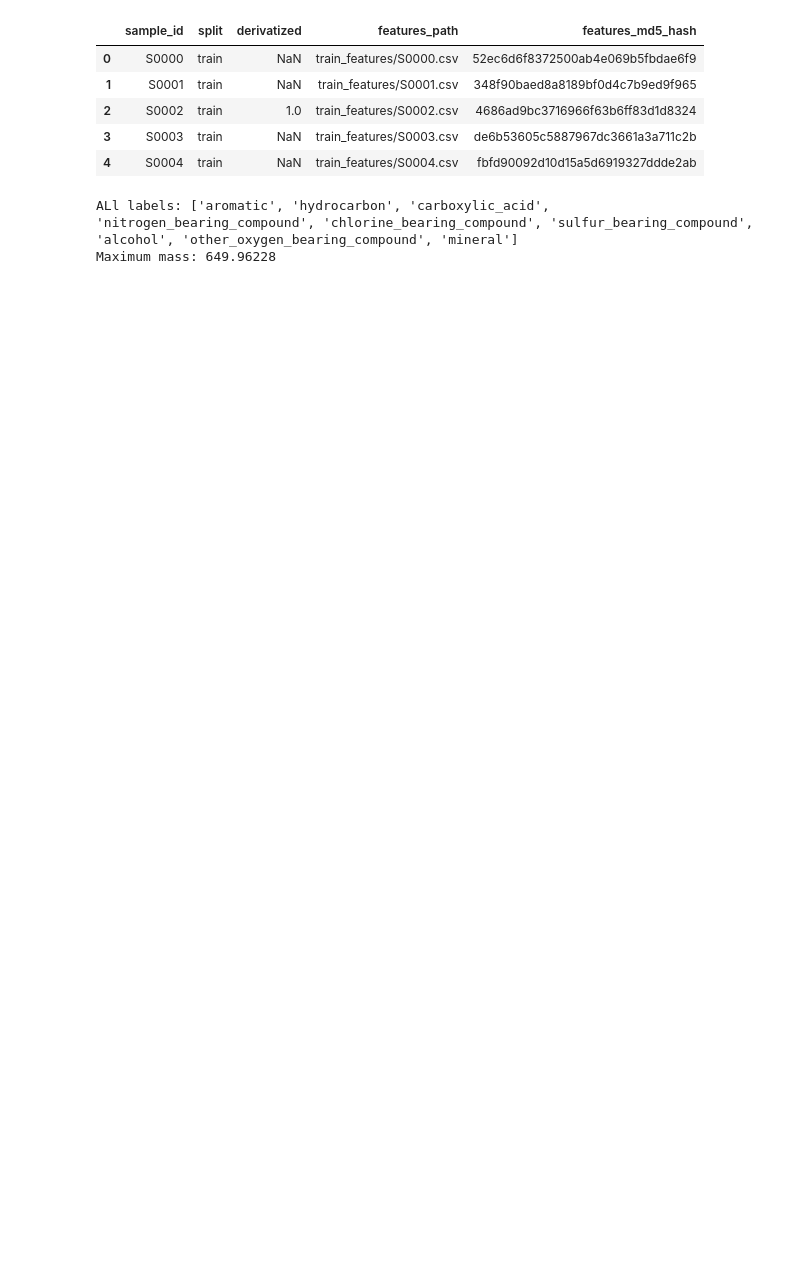
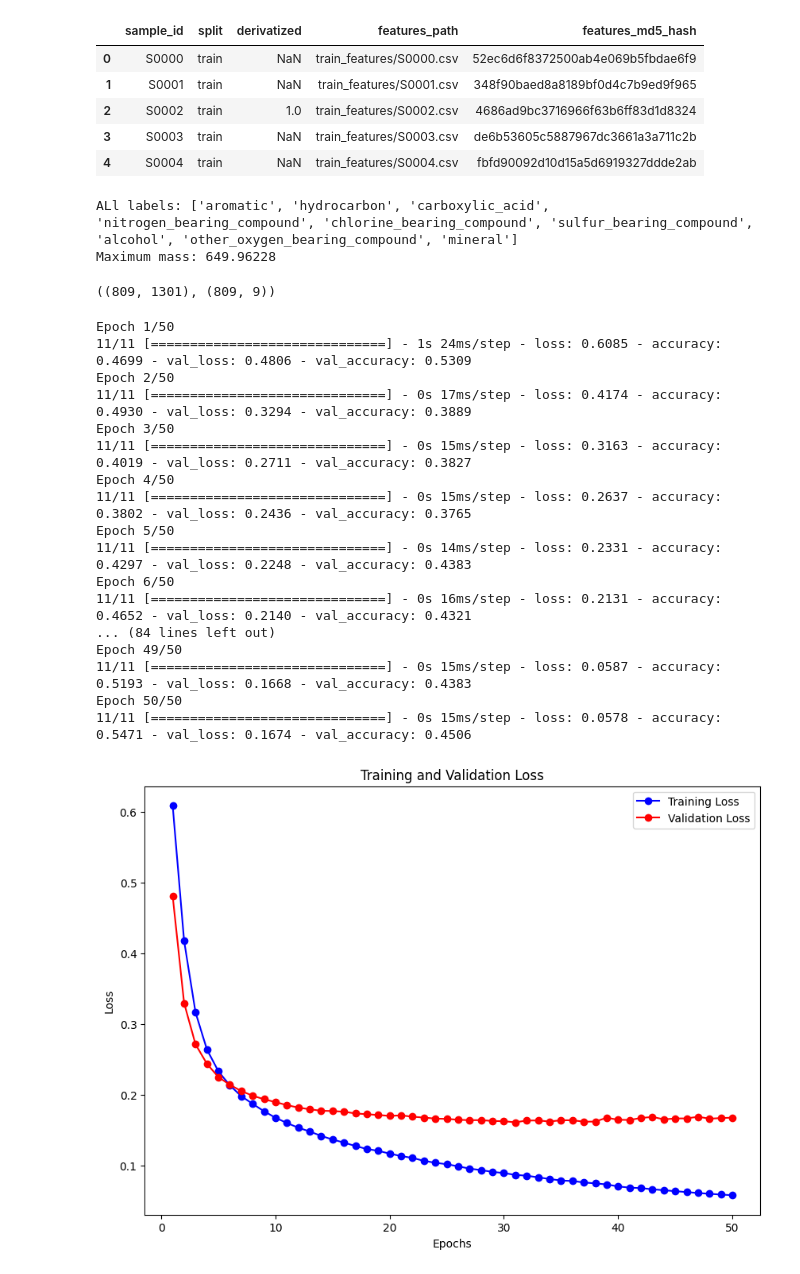
Before and after one commit to shashankp28/martian-atoms, a Jupyter notebook: martian_atoms.ipynb, the cells around one changed output. Saved outputs shown, nothing was run; the diff lists cells and outputs as text; code cells hidden in the pictures; blank space fills up the shorter version.

Commit message:
First iteration of the model complete

```diff
--- a/martian_atoms.ipynb
+++ b/martian_atoms.ipynb
@@ -137,3 +140,75 @@ print("Absolute mean difference: ", absolute_mean_diff)
 # %% [output]
 ALl labels: ['aromatic', 'hydrocarbon', 'carboxylic_acid', 'nitrogen_bearing_compound', 'chlorine_bearing_compound', 'sulfur_bearing_compound', 'alcohol', 'other_oxygen_bearing_compound', 'mineral']
 Maximum mass: 649.96228
+# %%
+def return_descrete_data(path, labels_dict=None):
+    data = pd.read_csv(path)
+    sample_ids = list(data.sample_id)
+    data.drop('sample_id', axis=1, inplace=True)
+    X = np.array(data)
+    y = []
+    if labels_dict is not None:
+        for sample_id in sample_ids:
+            y.append(labels_dict[sample_id])
+    return X, np.array(y)
+
+X, y = return_descrete_data('train_descrete.csv', train_labels_dict)
+X.shape, y.shape
+# %% [output]
+((809, 1301), (809, 9))
+# %%
+X_train, X_val, y_train, y_val = train_test_split(X, y, test_size=0.2, random_state=42)
+# %%
+model = tf.keras.models.Sequential()
+model.add(tf.keras.layers.Dense(640, activation='relu', input_shape=(1301,)))
+model.add(tf.keras.layers.Dense(9, activation='sigmoid'))
+
+model.compile(optimizer='adam', loss='binary_crossentropy', metrics=['accuracy'])
+history = model.fit(X_train, y_train, validation_data=(X_val, y_val), epochs=50, batch_size=64, verbose=True)
+
+# Plot the training and validation loss
+train_loss = history.history['loss']
+val_loss = history.history['val_loss']
+epochs = range(1, len(train_loss) + 1)
+
+plt.figure(figsize=(10, 7))
+plt.plot(epochs, train_loss, 'bo-', label='Training Loss')
+plt.plot(epochs, val_loss, 'ro-', label='Validation Loss')
+plt.title('Training and Validation Loss')
+plt.xlabel('Epochs')
+plt.ylabel('Loss')
+plt.legend()
+plt.show()
+
+
+train_acc = history.history['accuracy']
+val_acc = history.history['val_accuracy']
+epochs = range(1, len(train_acc) + 1)
+
+plt.figure(figsize=(10, 7))
+plt.plot(epochs, train_acc, 'bo-', label='Training Accuracy')
+plt.plot(epochs, val_acc, 'ro-', label='Validation Accuracy')
+plt.title('Training and Validation Accuracy')
+plt.xlabel('Epochs')
+plt.ylabel('Accuracy')
+plt.legend()
+plt.show()
+# %% [output]
+Epoch 1/50
+11/11 [==============================] - 1s 24ms/step - loss: 0.6085 - accuracy: 0.4699 - val_loss: 0.4806 - val_accuracy: 0.5309
+Epoch 2/50
+11/11 [==============================] - 0s 17ms/step - loss: 0.4174 - accuracy: 0.4930 - val_loss: 0.3294 - val_accuracy: 0.3889
+Epoch 3/50
+11/11 [==============================] - 0s 15ms/step - loss: 0.3163 - accuracy: 0.4019 - val_loss: 0.2711 - val_accuracy: 0.3827
+Epoch 4/50
+11/11 [==============================] - 0s 15ms/step - loss: 0.2637 - accuracy: 0.3802 - val_loss: 0.2436 - val_accuracy: 0.3765
+Epoch 5/50
+11/11 [==============================] - 0s 14ms/step - loss: 0.2331 - accuracy: 0.4297 - val_loss: 0.2248 - val_accuracy: 0.4383
+Epoch 6/50
+11/11 [==============================] - 0s 16ms/step - loss: 0.2131 - accuracy: 0.4652 - val_loss: 0.2140 - val_accuracy: 0.4321
+... (84 lines left out)
+Epoch 49/50
+11/11 [==============================] - 0s 15ms/step - loss: 0.0587 - accuracy: 0.5193 - val_loss: 0.1668 - val_accuracy: 0.4383
+Epoch 50/50
+11/11 [==============================] - 0s 15ms/step - loss: 0.0578 - accuracy: 0.5471 - val_loss: 0.1674 - val_accuracy: 0.4506
+[figure, added]
```
Also changed, not shown: parts of 2 cells of this notebook.
